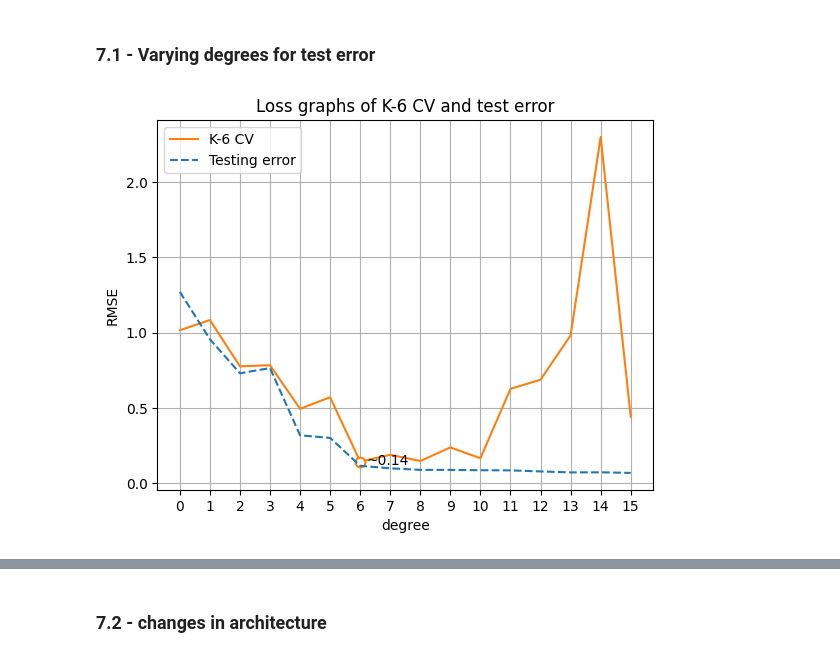
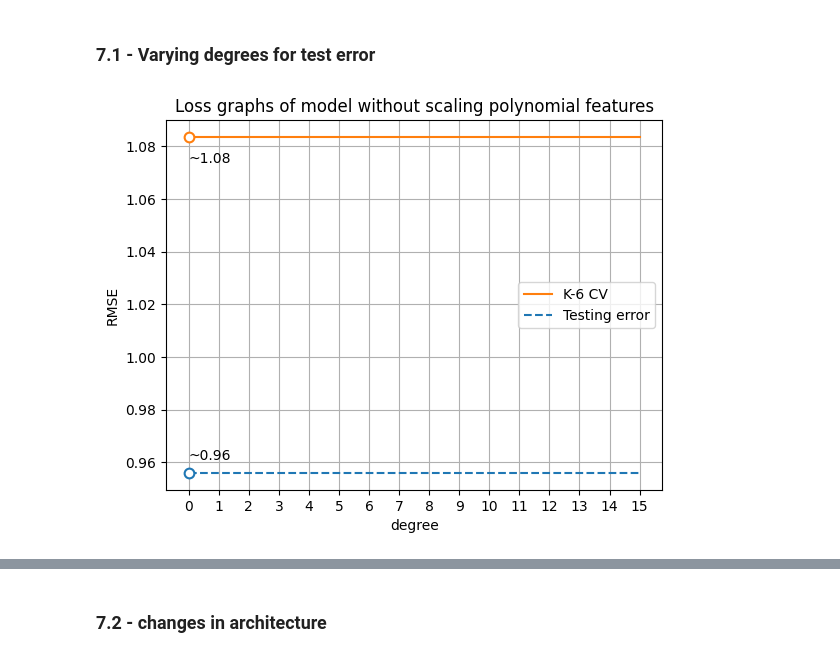
Before and after one commit to jstebner/481-P1, a Jupyter notebook: src/addendum.ipynb, the cells around one changed output, grey strips where cells are left out. Saved outputs shown, nothing was run; the diff lists cells and outputs as text; code cells hidden in the pictures.

```diff
--- a/src/addendum.ipynb
+++ b/src/addendum.ipynb
@@ -12,46 +48,52 @@ print(y_train.shape)
 # %% [markdown]
 ### 7.1 - Varying degrees for test error
 # %%
-# reg_term = 0
 k = 6
 max_d = 15
 
 degree = list(range(max_d+1))
 cv_err = list()
 test_err = list()
 train_err = list()
 for d in degree:
     model = OutputScalingWrapper(
         Pipeline(
             StandardScaler(),
             PolynomialFeatures(degree=d),
-            StandardScaler(),
-            # RidgeRegressor(λ=reg_term)
+            # StandardScaler(),
             LinearRegressor()
         )
     )
+    # model = Pipeline(
+    #         StandardScaler(),
+    #         PolynomialFeatures(degree=d),
+    #         # StandardScaler(),
+    #         LinearRegressor()
+    #     )
 
     cv_err.append(
         cross_val_score(model, X_train, y_train, k)
     )
 
     model.fit(X_train, y_train)
     train_err.append(model.score(X_train, y_train))
     test_err.append(model.score(X_test, y_test))
 
-plot_line(degree, cv_err, 'K-6 CV', 'C1')
-plot_line(degree, test_err, 'Testing error', 'C0--', show_min=False)
+plot_line(degree, cv_err, 'K-6 CV', 'C1', offset=(0.01, -0.01))
+# plot_line(degree, test_err, 'Training error', 'C2', show_min=False)
+plot_line(degree, test_err, 'Testing error', 'C0--', offset=(0.01, 0.005))
+
 # plot_line(degree, train_err, 'Training error', 'C9', show_min=False)
 
 plt.xticks(degree)
 plt.xlabel('degree')
 plt.ylabel('RMSE')
-plt.title(f'Loss graphs of K-6 CV and test error')
+plt.title(f'Loss graphs of model without scaling polynomial features')
 plt.legend()
 plt.grid()
 plt.show()
 # %% [output]
-[figure, old version]
+[figure, new version]
 # %%
 model6 = OutputScalingWrapper(
     Pipeline(
```
Also changed, not shown: parts of 6 cells of this notebook, 8 other files.
